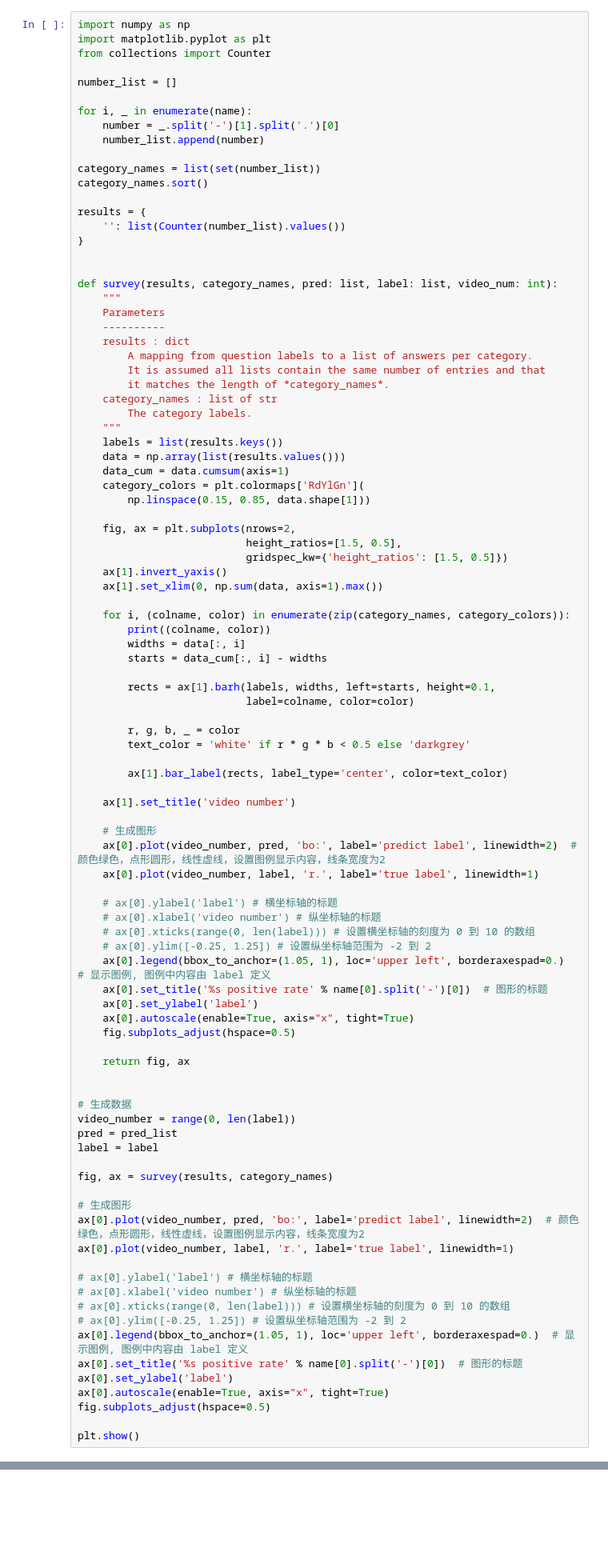
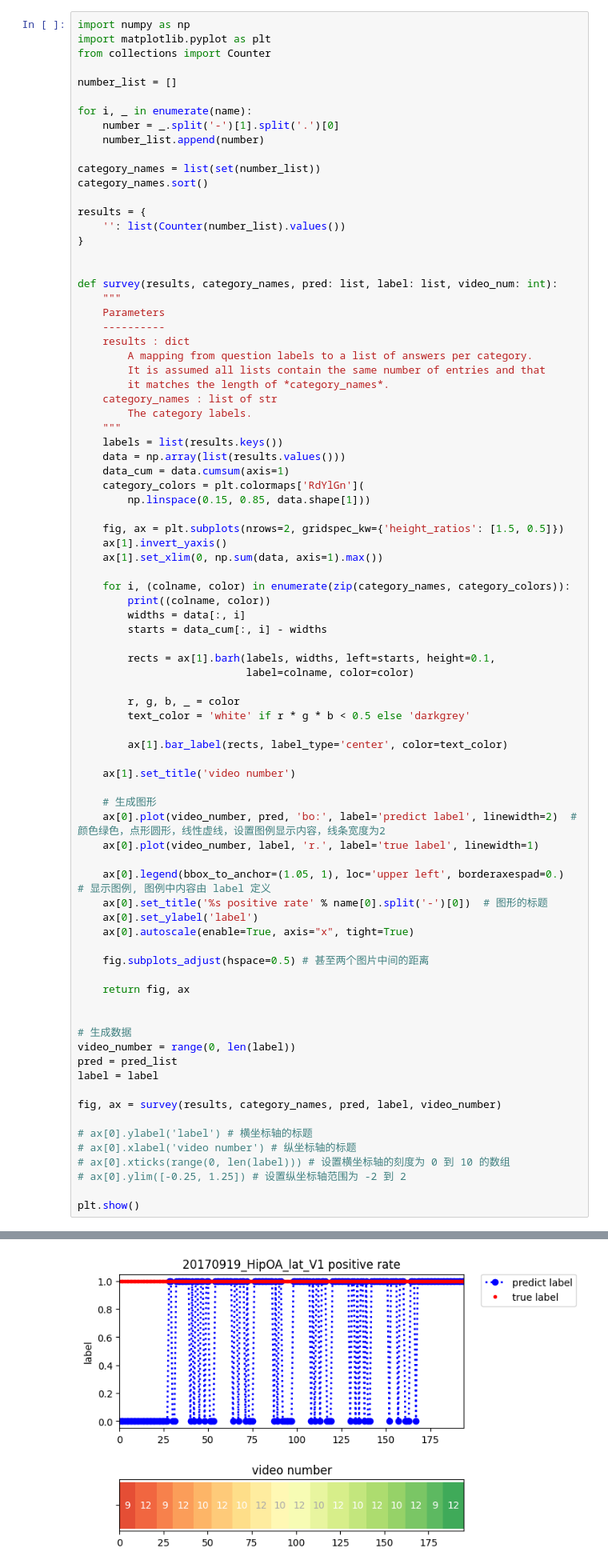
Before and after one commit to TsuguTsukumo/Walk_Video_PyTorch, a Jupyter notebook: project/misc/positive_rate.ipynb, the cells around one changed output, grey strips where cells are left out. Shown at 80% size. Cells and saved outputs as stored; diff of their text form; blank space fills up the shorter version.

```diff
--- a/project/misc/positive_rate.ipynb
+++ b/project/misc/positive_rate.ipynb
@@ -193,9 +205,7 @@ def survey(results, category_names, pred: list, label: list, video_num: int):
     category_colors = plt.colormaps['RdYlGn'](
         np.linspace(0.15, 0.85, data.shape[1]))
 
-    fig, ax = plt.subplots(nrows=2,
-                           height_ratios=[1.5, 0.5],
-                           gridspec_kw={'height_ratios': [1.5, 0.5]})
+    fig, ax = plt.subplots(nrows=2, gridspec_kw={'height_ratios': [1.5, 0.5]})
     ax[1].invert_yaxis()
     ax[1].set_xlim(0, np.sum(data, axis=1).max())
 
@@ -218,15 +228,12 @@ def survey(results, category_names, pred: list, label: list, video_num: int):
     ax[0].plot(video_number, pred, 'bo:', label='predict label', linewidth=2)  # 颜色绿色，点形圆形，线性虚线，设置图例显示内容，线条宽度为2
     ax[0].plot(video_number, label, 'r.', label='true label', linewidth=1)
 
-    # ax[0].ylabel('label') # 横坐标轴的标题
-    # ax[0].xlabel('video number') # 纵坐标轴的标题
-    # ax[0].xticks(range(0, len(label))) # 设置横坐标轴的刻度为 0 到 10 的数组
-    # ax[0].ylim([-0.25, 1.25]) # 设置纵坐标轴范围为 -2 到 2
     ax[0].legend(bbox_to_anchor=(1.05, 1), loc='upper left', borderaxespad=0.)  # 显示图例, 图例中内容由 label 定义
     ax[0].set_title('%s positive rate' % name[0].split('-')[0])  # 图形的标题
     ax[0].set_ylabel('label')
     ax[0].autoscale(enable=True, axis="x", tight=True)
-    fig.subplots_adjust(hspace=0.5)
+
+    fig.subplots_adjust(hspace=0.5) # 甚至两个图片中间的距离
 
     return fig, ax
 
@@ -236,20 +243,12 @@ video_number = range(0, len(label))
 pred = pred_list
 label = label
 
-fig, ax = survey(results, category_names)
-
-# 生成图形
-ax[0].plot(video_number, pred, 'bo:', label='predict label', linewidth=2)  # 颜色绿色，点形圆形，线性虚线，设置图例显示内容，线条宽度为2
-ax[0].plot(video_number, label, 'r.', label='true label', linewidth=1)
+fig, ax = survey(results, category_names, pred, label, video_number)
 
 # ax[0].ylabel('label') # 横坐标轴的标题
 # ax[0].xlabel('video number') # 纵坐标轴的标题
 # ax[0].xticks(range(0, len(label))) # 设置横坐标轴的刻度为 0 到 10 的数组
 # ax[0].ylim([-0.25, 1.25]) # 设置纵坐标轴范围为 -2 到 2
-ax[0].legend(bbox_to_anchor=(1.05, 1), loc='upper left', borderaxespad=0.)  # 显示图例, 图例中内容由 label 定义
-ax[0].set_title('%s positive rate' % name[0].split('-')[0])  # 图形的标题
-ax[0].set_ylabel('label')
-ax[0].autoscale(enable=True, axis="x", tight=True)
-fig.subplots_adjust(hspace=0.5)
 
 plt.show()
+# %% [output]
@@ -255,0 +273 @@ plt.show()
+[figure, added]
```
Also changed, not shown: parts of 6 cells of this notebook, 4 other files.
